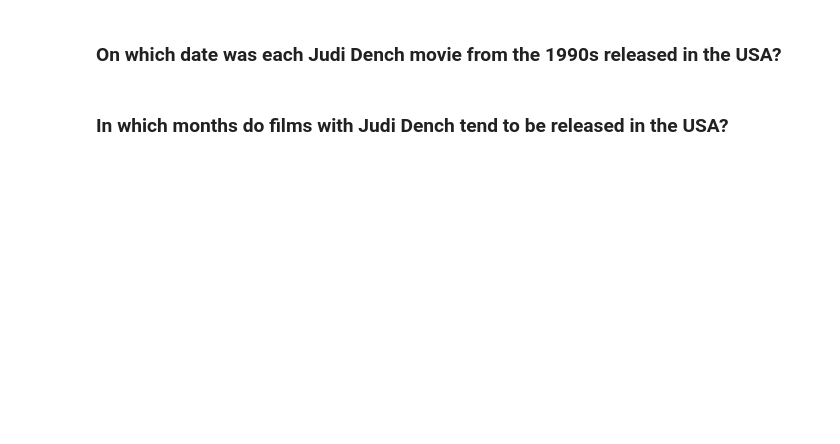
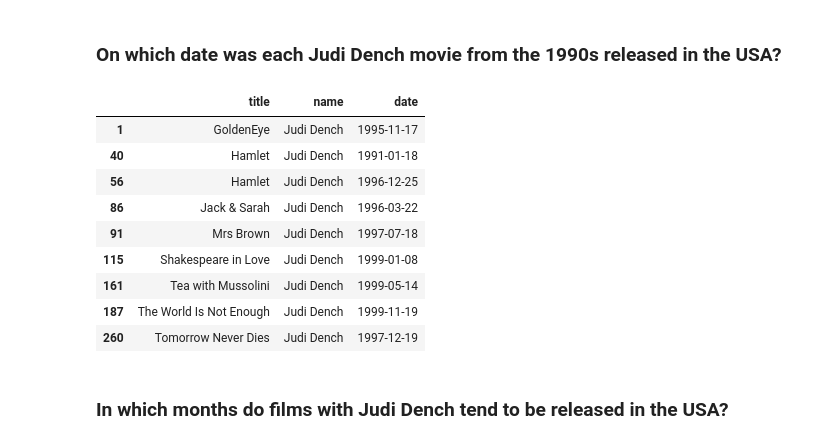
Before and after one commit to LutherCSMiller/pandaspart4and5-bunkas01, a Jupyter notebook: Exercises-5.ipynb, the cells around one changed output. Cells and saved outputs as stored; diff of their text form; code cells hidden in the pictures; blank space fills up the shorter version.

```diff
--- a/Exercises-5.ipynb
+++ b/Exercises-5.ipynb
@@ -56,4 +68,19 @@ release_dates[release_dates['title'].str.contains('The Hobbit')].query("country
 # %% [markdown]
 ### On which date was each Judi Dench movie from the 1990s released in the USA?
+# %%
+cast.query("name == 'Judi Dench' & year >= 1990 & year < 2000").merge(release_dates.query("year >= 1990 & year < 2000"),\
+                                                                      how='left', on=['title'])\
+.query("country == 'USA'")[['title', 'name', 'date']]
+# %% [output]
+|  | title | name | date |
+| 1 | GoldenEye | Judi Dench | 1995-11-17 |
+| 40 | Hamlet | Judi Dench | 1991-01-18 |
+| 56 | Hamlet | Judi Dench | 1996-12-25 |
+| 86 | Jack & Sarah | Judi Dench | 1996-03-22 |
+| 91 | Mrs Brown | Judi Dench | 1997-07-18 |
+| 115 | Shakespeare in Love | Judi Dench | 1999-01-08 |
+| 161 | Tea with Mussolini | Judi Dench | 1999-05-14 |
+| 187 | The World Is Not Enough | Judi Dench | 1999-11-19 |
+| 260 | Tomorrow Never Dies | Judi Dench | 1997-12-19 |
 # %% [markdown]
 ### In which months do films with Judi Dench tend to be released in the USA?
```
Also changed, not shown: parts of 4 cells of this notebook.
